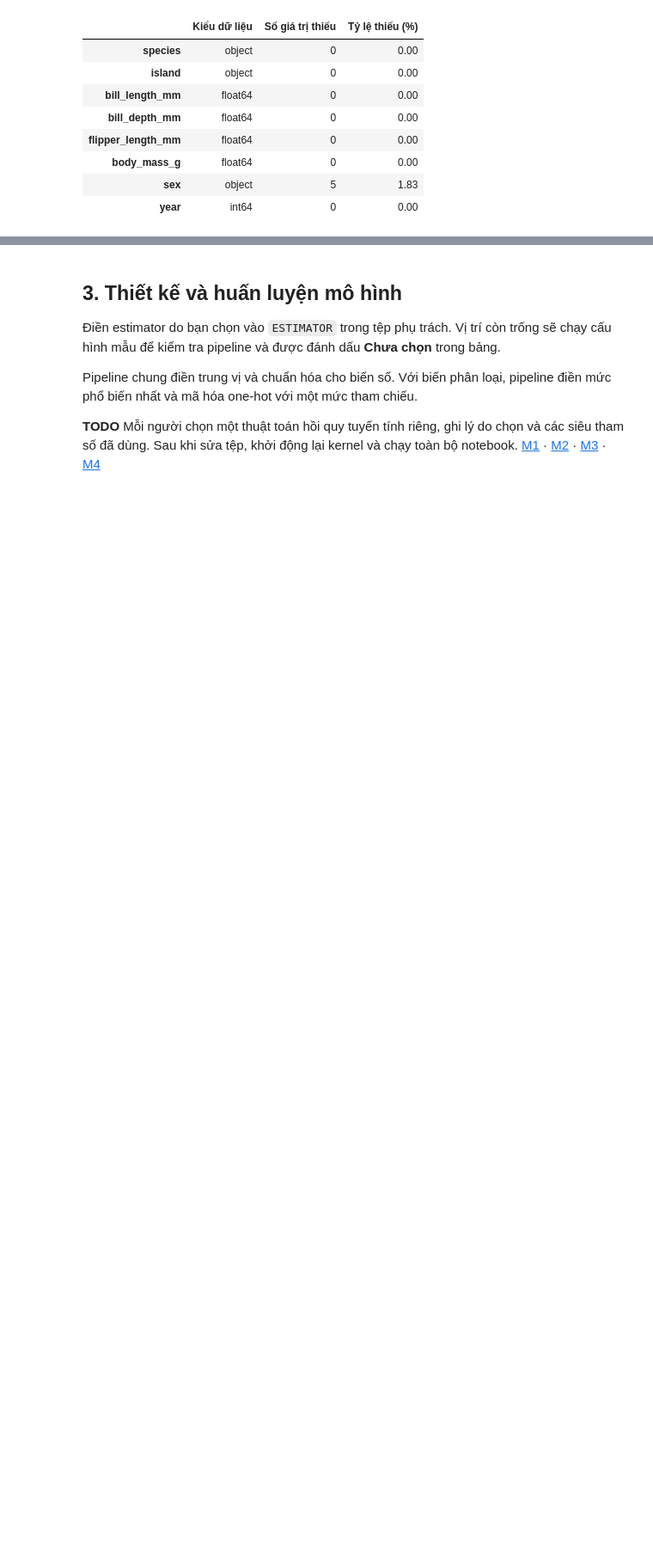
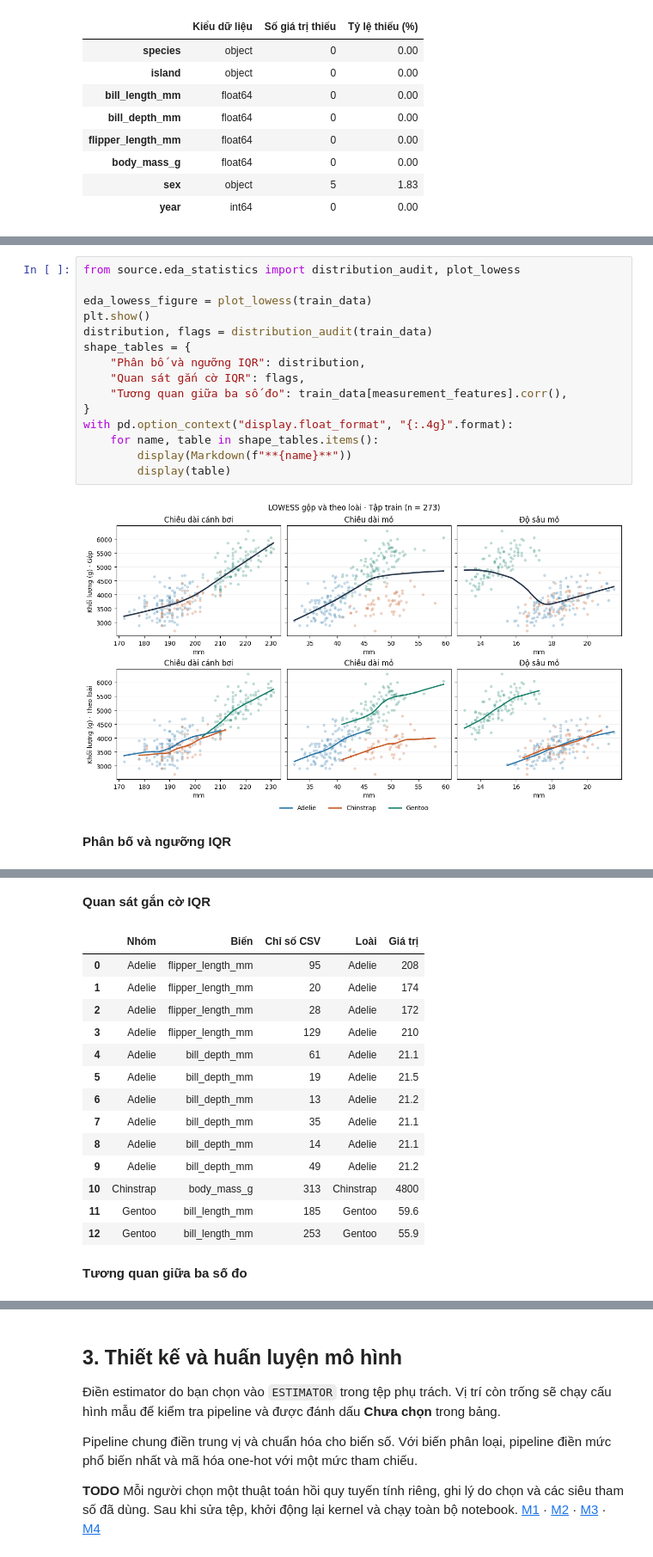
Before and after one commit to phuctran33/regression-lab01, a Jupyter notebook: source/lab01.ipynb, the cells around one changed output, grey strips where cells are left out. Shown at 86% size. Cells and saved outputs as stored; diff of their text form; blank space fills up the shorter version.

```diff
--- a/source/lab01.ipynb
+++ b/source/lab01.ipynb
@@ -224,0 +394,18 @@ display(train_data.groupby("year")[TARGET].agg(n="size", median_g="median"))
+# %%
+from source.eda_statistics import distribution_audit, plot_lowess
+
+eda_lowess_figure = plot_lowess(train_data)
+plt.show()
+distribution, flags = distribution_audit(train_data)
+shape_tables = {
+    "Phân bố và ngưỡng IQR": distribution,
+    "Quan sát gắn cờ IQR": flags,
+    "Tương quan giữa ba số đo": train_data[measurement_features].corr(),
+}
+with pd.option_context("display.float_format", "{:.4g}".format):
+    for name, table in shape_tables.items():
+        display(Markdown(f"**{name}**"))
+        display(table)
+# %% [output]
+[figure, added]
+**Phân bố và ngưỡng IQR**
@@ -224,0 +429,16 @@ display(train_data.groupby("year")[TARGET].agg(n="size", median_g="median"))
+**Quan sát gắn cờ IQR**
+|  | Nhóm | Biến | Chỉ số CSV | Loài | Giá trị |
+| 0 | Adelie | flipper_length_mm | 95 | Adelie | 208 |
+| 1 | Adelie | flipper_length_mm | 20 | Adelie | 174 |
+| 2 | Adelie | flipper_length_mm | 28 | Adelie | 172 |
+| 3 | Adelie | flipper_length_mm | 129 | Adelie | 210 |
+| 4 | Adelie | bill_depth_mm | 61 | Adelie | 21.1 |
+| 5 | Adelie | bill_depth_mm | 19 | Adelie | 21.5 |
+| 6 | Adelie | bill_depth_mm | 13 | Adelie | 21.2 |
+| 7 | Adelie | bill_depth_mm | 35 | Adelie | 21.1 |
+| 8 | Adelie | bill_depth_mm | 14 | Adelie | 21.1 |
+| 9 | Adelie | bill_depth_mm | 49 | Adelie | 21.2 |
+| 10 | Chinstrap | body_mass_g | 313 | Chinstrap | 4800 |
+| 11 | Gentoo | bill_length_mm | 185 | Gentoo | 59.6 |
+| 12 | Gentoo | bill_length_mm | 253 | Gentoo | 55.9 |
+**Tương quan giữa ba số đo**
```
Also changed, not shown: parts of 15 cells of this notebook, 7 other files.
